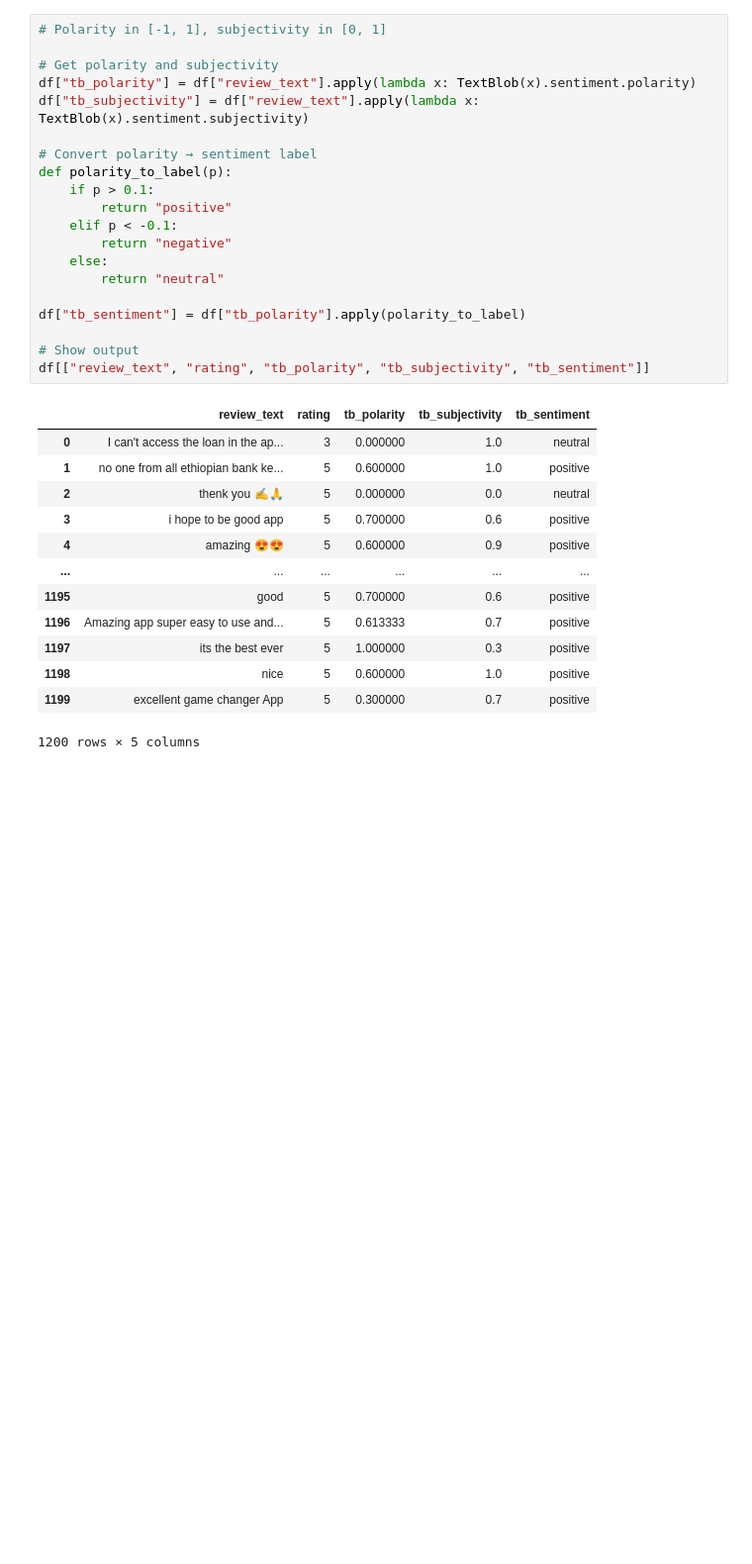
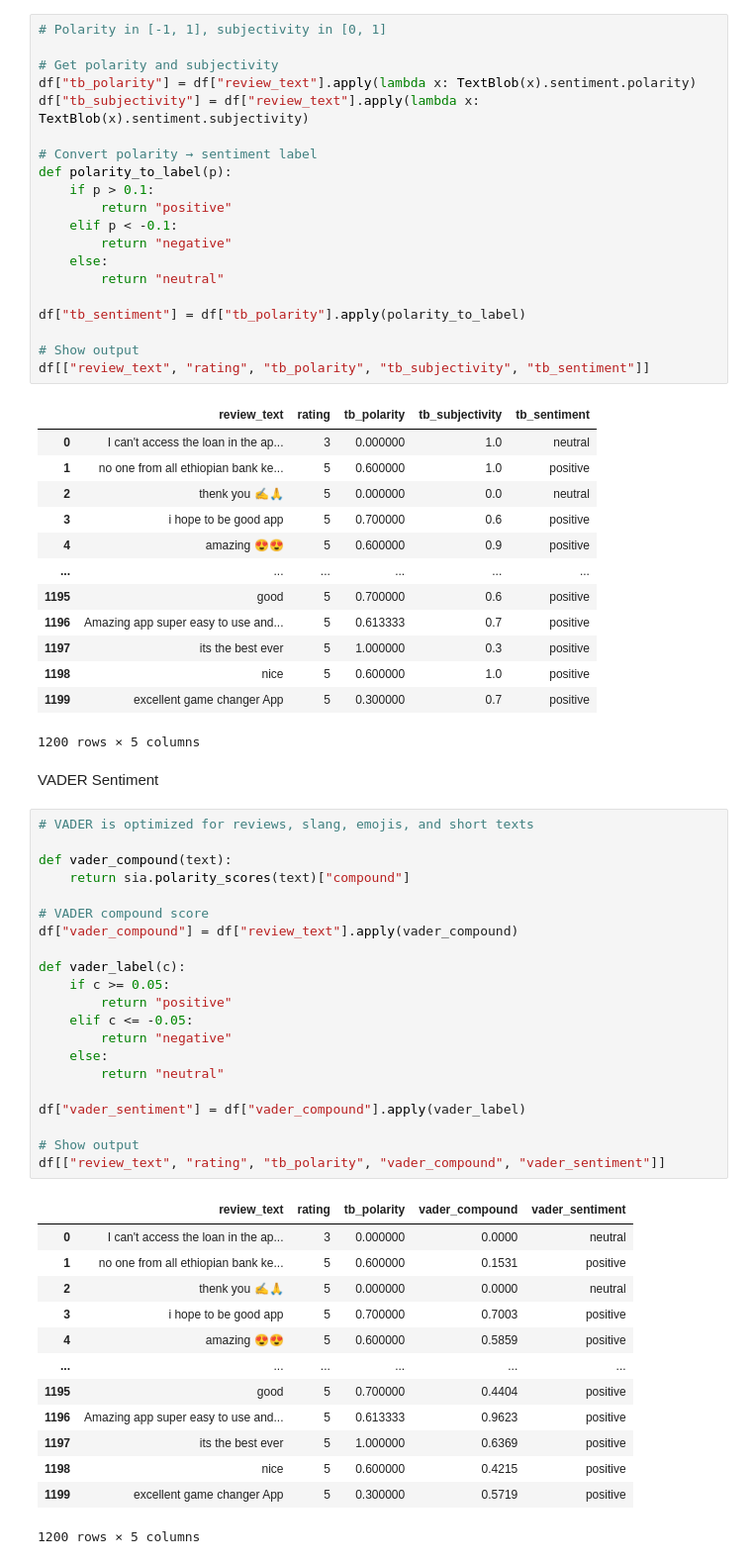
Before and after one commit to Feven777/Customer_experiance_analysis_for_fintech_apps, a Jupyter notebook: Scripts/sentiment_analysis.ipynb, the cells around one changed output. Shown: that part at 99% size. Drawn from its saved outputs; the diff is of its cells as text; blank space fills up the shorter version.

Commit message:
Vader sentiment

```diff
--- a/Scripts/sentiment_analysis.ipynb
+++ b/Scripts/sentiment_analysis.ipynb
@@ -316,3 +316,40 @@ df[["review_text", "rating", "tb_polarity", "tb_subjectivity", "tb_sentiment"]]
 | 1198 | nice | 5 | 0.600000 | 1.0 | positive |
 | 1199 | excellent game changer App | 5 | 0.300000 | 0.7 | positive |
 1200 rows × 5 columns
+# %% [markdown]
+VADER Sentiment
+# %%
+# VADER is optimized for reviews, slang, emojis, and short texts
+
+def vader_compound(text):
+    return sia.polarity_scores(text)["compound"]
+
+# VADER compound score
+df["vader_compound"] = df["review_text"].apply(vader_compound)
+
+def vader_label(c):
+    if c >= 0.05:
+        return "positive"
+    elif c <= -0.05:
+        return "negative"
+    else:
+        return "neutral"
+
+df["vader_sentiment"] = df["vader_compound"].apply(vader_label)
+
+# Show output
+df[["review_text", "rating", "tb_polarity", "vader_compound", "vader_sentiment"]]
+# %% [output]
+|  | review_text | rating | tb_polarity | vader_compound | vader_sentiment |
+| 0 | I can't access the loan in the ap... | 3 | 0.000000 | 0.0000 | neutral |
+| 1 | no one from all ethiopian bank ke... | 5 | 0.600000 | 0.1531 | positive |
+| 2 | thenk you ✍️🙏 | 5 | 0.000000 | 0.0000 | neutral |
+| 3 | i hope to be good app | 5 | 0.700000 | 0.7003 | positive |
+| 4 | amazing 😍😍 | 5 | 0.600000 | 0.5859 | positive |
+| ... | ... | ... | ... | ... | ... |
+| 1195 | good | 5 | 0.700000 | 0.4404 | positive |
+| 1196 | Amazing app super easy to use and... | 5 | 0.613333 | 0.9623 | positive |
+| 1197 | its the best ever | 5 | 1.000000 | 0.6369 | positive |
+| 1198 | nice | 5 | 0.600000 | 0.4215 | positive |
+| 1199 | excellent game changer App | 5 | 0.300000 | 0.5719 | positive |
+1200 rows × 5 columns
```
